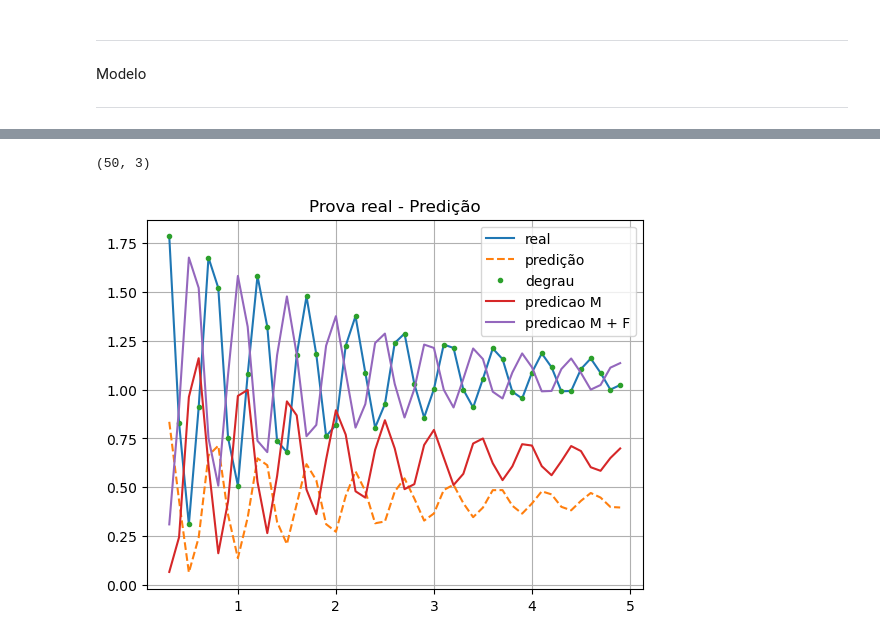
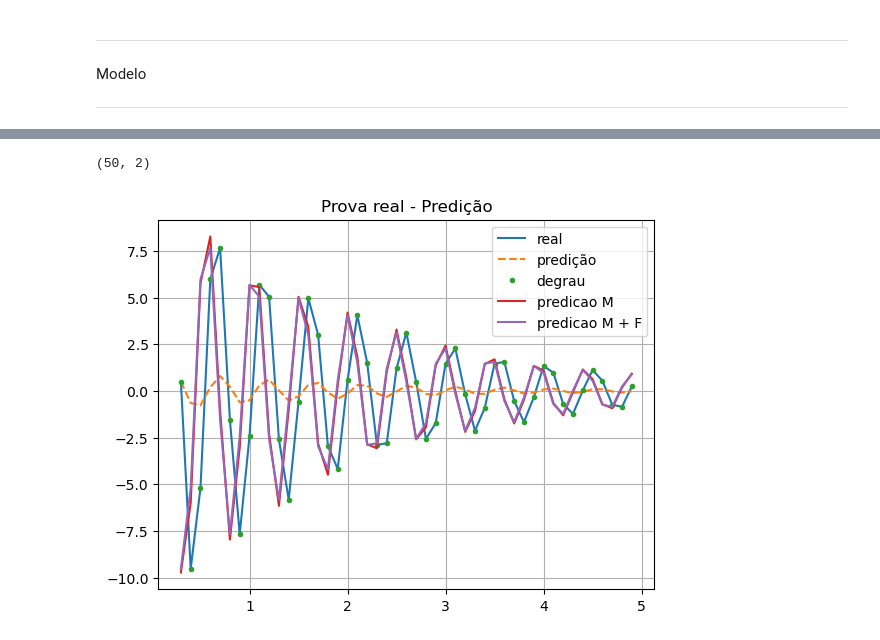
Before and after one commit to AlisonTristao/renovaveis, a Jupyter notebook: carima.ipynb, the cells around one changed output, grey strips where cells are left out. Drawn from its saved outputs; the diff is of its cells as text; code cells hidden in the pictures.

```diff
--- a/carima.ipynb
+++ b/carima.ipynb
@@ -66,8 +66,8 @@ def get_M_and_g(H, N):
     # g = first column of M
     g = M[:, 0]
 
-    # M without last column
-    M = M[:, :-1]
+    # M without the first column
+    M = M[:, 1:]
 
     return g, M
 
@@ -111,8 +111,10 @@ C = [c0, c1]
 # transfer function H = Y/U = B/A z^-1
 delta = ctrl.TransferFunction([Ts, 0], [1, -1], Ts, )
 H_u = ctrl.TransferFunction(B, A, Ts)
-H_u = H_u * delta
+H_u = H_u
 
 # transfer function H = Y/Q = C/A z^-1
 H_q = ctrl.TransferFunction(C, A, Ts)
 H_q = H_q * delta
+
+print(H_u)
@@ -119,26 +130,26 @@ H_q = H_q * delta
 # %%
 F, G, M = generate_matrices(H_u, N_u=3, N=50, Ts=Ts)
 print(M.shape)
 
 time, y1 = H_u.impulse_response(T=4.9)
 
-y2 = F @ np.array([y1[1], y1[0], 0])
+y2 = F @ np.array([y1[0], 0])
 delta_u = [1, 0, 0]
 y3 = G @ delta_u
 
-delta_u_past = [0, 0, 1]
+delta_u_past = [1, 0]
 y4 = M @ delta_u_past
 
 # plot
 plt.plot(time[3:], y1[3:], label="real")
 plt.plot(time[3:], y2[:47], '--', label="predição")
 plt.plot(time[3:], y3[3:], '.', label="degrau")
 plt.plot(time[3:], y4[3:50], label="predicao M")
 plt.plot(time[3:], y4[3:50] + y2[3:50], label="predicao M + F")
 plt.title("Prova real - Predição")
 plt.legend()
 plt.grid()
 plt.show()
 # %% [output]
-(50, 3)
+(50, 2)
-[figure, old version]
+[figure, new version]
```
Also changed, not shown: parts of 2 cells of this notebook, 4 other files.
